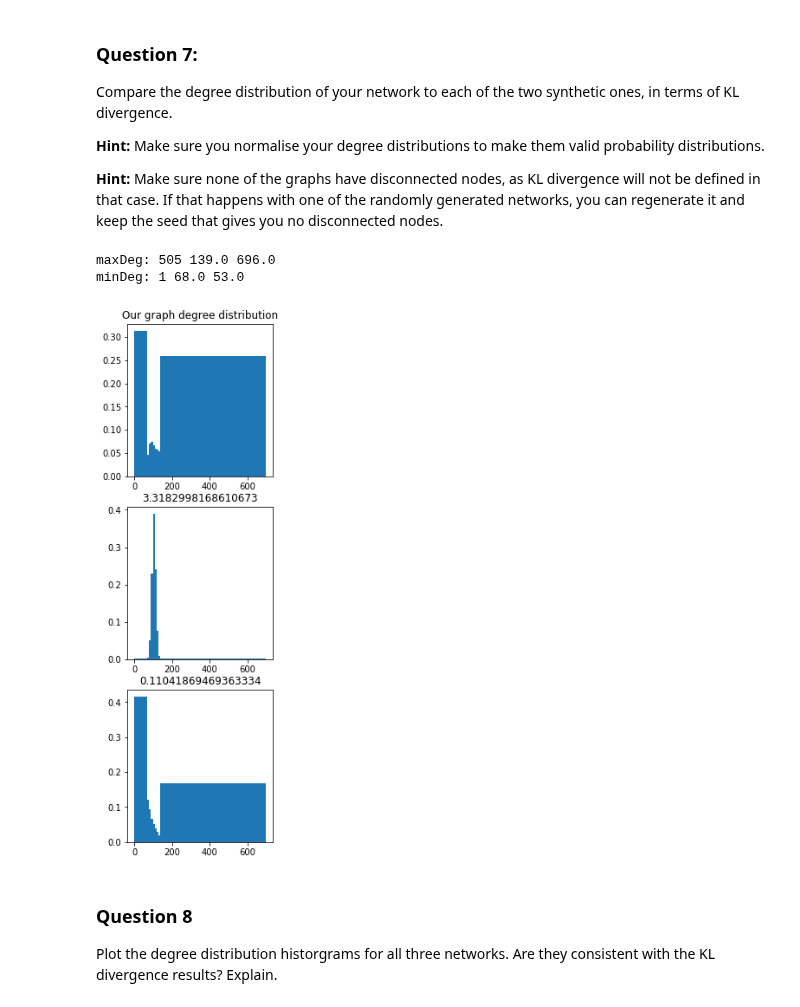
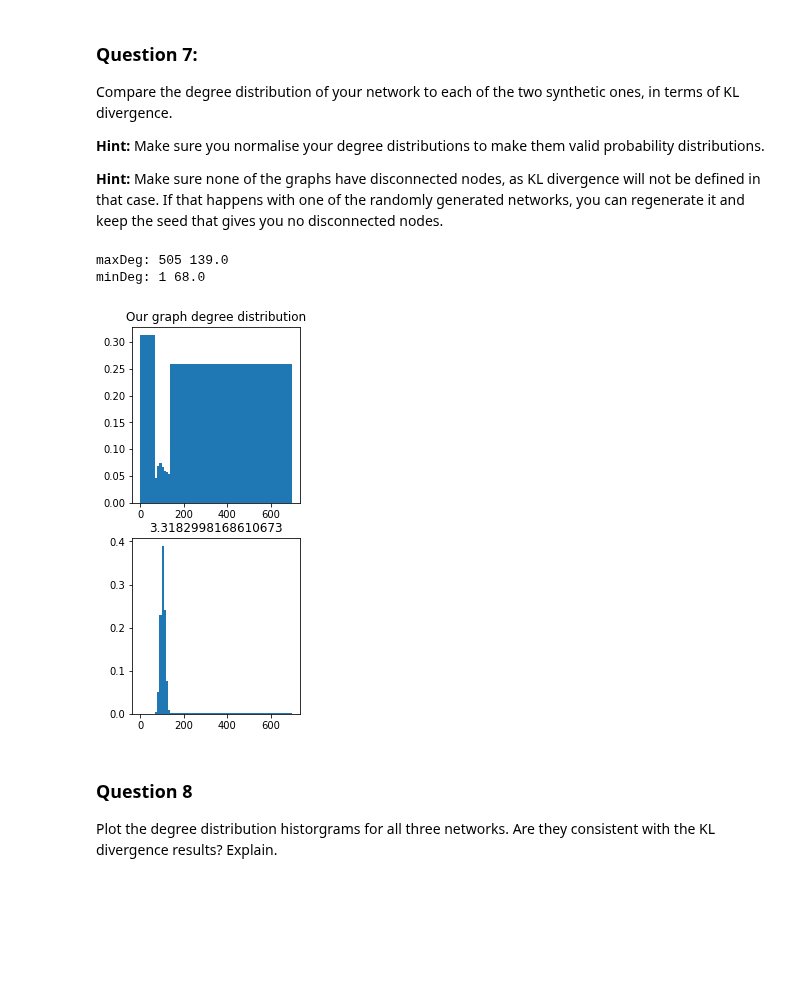
Before and after one commit to vndk36/Project_ntds2018, a Jupyter notebook: Milestone_2/2_network_models.ipynb, the cells around one changed output. Saved outputs shown, nothing was run; the diff lists cells and outputs as text; code cells hidden in the pictures; blank space fills up the shorter version.

```diff
--- a/Milestone_2/2_network_models.ipynb
+++ b/Milestone_2/2_network_models.ipynb
@@ -358,46 +369,46 @@ Compare the degree distribution of your network to each of the two synthetic one
 nb_bins=20
 bins=list(range(0,700,nb_bins))
 #bins=list(np.unique(np.transpose(np.floor(np.logspace(0,np.log10(700),nb_bins)))))
 bi1=[0,70]
 bi2=list(range(79,138,10))
 bi3=[138,700]
 bins=bi1+bi2+bi3
 
 
 plt.figure(figsize=(3,11))
 plt.subplot(311)
 
 plt.title('Our graph degree distribution')
 deg_pdf=plt.hist(degree,bins=bins,weights=weights)
 
 er = erdos_renyi(n_nodes, 0.0332431, 15);
 #er = erdos_renyi(n_nodes, 0.1, 15);
-ba = barabasi_albert(n_nodes, 53);
+##ba = barabasi_albert(n_nodes, 53);
 
 deg_er=np.sum(er,0);
-deg_ba=np.sum(ba,0);
+##deg_ba=np.sum(ba,0);
 
 plt.subplot(312)
 
 deg_pdf_er=plt.hist(deg_er,bins=bins,weights=weights);
 plt.title(kl_divergence(deg_pdf[0],deg_pdf_er[0]))
 #plt.title('Erdos-Renyi graph degree distribution')
 #plt.title(scipy.stats.entropy(deg_pdf[0],deg_pdf_er[0]))
 
 
-plt.subplot(313)
+#plt.subplot(313)
+#
+#deg_pdf_ba=plt.hist(deg_ba,bins=bins,weights=weights);
+#plt.title(kl_divergence(deg_pdf[0],deg_pdf_ba[0]))
+#
+#kl_divergence(deg_pdf[0],deg_pdf_ba[0]);
 
-deg_pdf_ba=plt.hist(deg_ba,bins=bins,weights=weights);
-plt.title(kl_divergence(deg_pdf[0],deg_pdf_ba[0]))
-
-kl_divergence(deg_pdf[0],deg_pdf_ba[0]);
-
-print("maxDeg:",max(degree), max(deg_er), max(deg_ba))
-print("minDeg:",min(degree), min(deg_er), min(deg_ba))
+print("maxDeg:",max(degree), max(deg_er))#, max(deg_ba))
+print("minDeg:",min(degree), min(deg_er))#, min(deg_ba))
 # %% [output]
-maxDeg: 505 139.0 696.0
-minDeg: 1 68.0 53.0
+maxDeg: 505 139.0
+minDeg: 1 68.0
-[figure, old version]
+[figure, new version]
 # %% [markdown]
 ### Question 8
 
```
Also changed, not shown: parts of 15 cells of this notebook, 1 other file.
